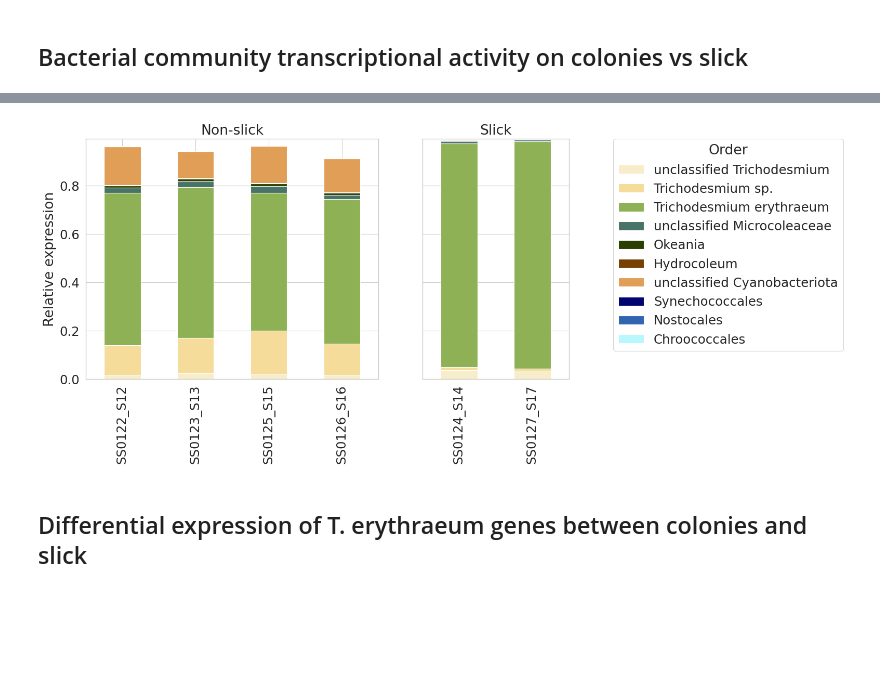
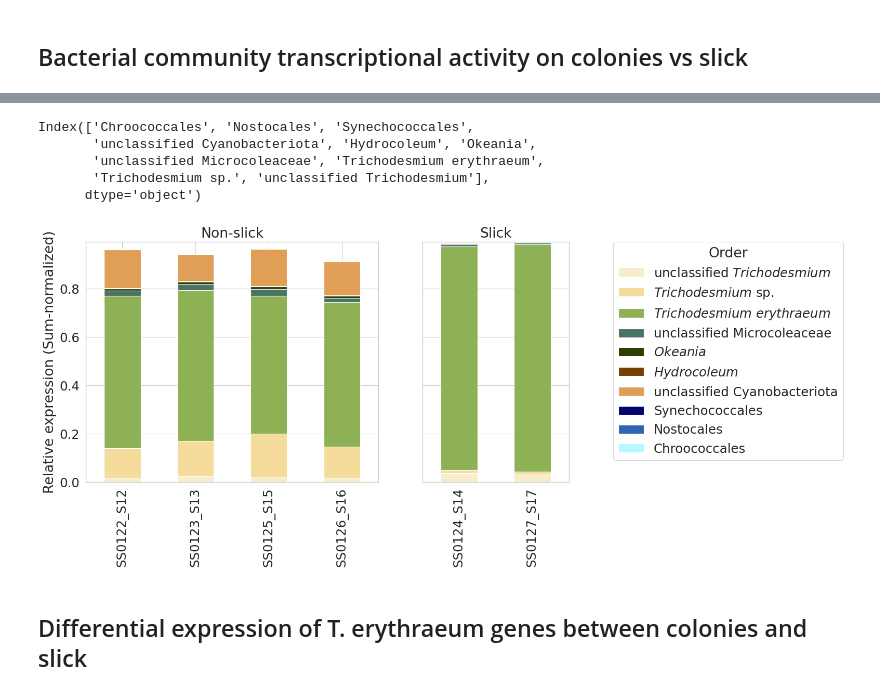
Before and after one commit to annikagomez/T.NPSG-analysis, a Jupyter notebook: fig_2_metaT.ipynb, the cells around one changed output, grey strips where cells are left out. Drawn from its saved outputs; the diff is of its cells as text; code cells hidden in the pictures; blank space fills up the shorter version.

```diff
--- a/fig_2_metaT.ipynb
+++ b/fig_2_metaT.ipynb
@@ -259,31 +260,42 @@ fig.legend([ax0, ax1], labels=label,loc="upper right",bbox_to_anchor=(1.35,.9),t
 [figure]
+# %%
+order_rel.index
+'$\it{text you want to show in italics}$'
+# %% [output]
+Index(['Chroococcales', 'Nostocales', 'Synechococcales',
+       'unclassified Cyanobacteriota', 'Hydrocoleum', 'Okeania',
+       'unclassified Microcoleaceae', 'Trichodesmium erythraeum',
+       'Trichodesmium sp.', 'unclassified Trichodesmium'],
+      dtype='object')
 # %%
 #Plot cyanobacterial community expression
 
 order_tpm = tax_tpm[tax_tpm['phylum'] == 'Cyanobacteriota'].groupby('order')[['SS0127_S17','SS0126_S16', 'SS0124_S14', 'SS0125_S15', 'SS0123_S13', 'SS0122_S12']].sum().drop(['Oscillatoriales'])
 #Remove filamentous cyano order and replace with fine-grained info
 fil = tax_tpm[tax_tpm['order'] == 'Oscillatoriales'].groupby('genus')[['SS0127_S17','SS0126_S16', 'SS0124_S14', 'SS0125_S15', 'SS0123_S13', 'SS0122_S12']].sum().drop(['Trichodesmium'])
 tricho = tax_tpm[tax_tpm['genus'] == 'Trichodesmium'].groupby('species')[['SS0127_S17','SS0126_S16', 'SS0124_S14', 'SS0125_S15', 'SS0123_S13', 'SS0122_S12']].sum()
 order_adj = pd.concat([order_tpm,fil,tricho])
 order_rel = order_adj/tax_tpm[['SS0127_S17','SS0126_S16', 'SS0124_S14', 'SS0125_S15', 'SS0123_S13', 'SS0122_S12']].sum()
+order_rel.rename(index={'Hydrocoleum' : r"$\mathit{Hydrocoleum}$", 'Okeania':r"$\mathit{Okeania}$",'Trichodesmium erythraeum':r"$\mathit{Trichodesmium\ erythraeum}$",
+                        'Trichodesmium sp.':r'$\mathit{Trichodesmium}$ sp.','unclassified Trichodesmium':r'unclassified $\mathit{Trichodesmium}$'}, inplace=True)
 nonslick = order_rel.iloc[::-1][['SS0122_S12','SS0123_S13','SS0125_S15','SS0126_S16']].T
 slick = order_rel.iloc[::-1][['SS0124_S14','SS0127_S17']].T
 
 cmap = load_cmap("okavango").hex
 fig, (ax0, ax1) = plt.subplots(nrows=1, ncols=2, sharey=True,figsize=(12, 6),width_ratios=[4,2])
 nonslick.plot.bar(stacked=True, ax=ax0,legend=False,color=cmap)
 ax0.set_title('Non-slick')
-ax0.set(xlabel=None, ylabel='Relative expression')
+ax0.set(xlabel=None, ylabel='Relative expression (Sum-normalized)')
 slick.plot.bar(stacked=True, ax=ax1,legend=False,color=cmap)
 ax1.set_title('Slick')
 ax1.set(xlabel=None)
 color,label=ax0.get_legend_handles_labels()
 fig.legend([ax0, ax1], labels=label,
            loc="upper right",bbox_to_anchor=(1.35,.9),title='Order')
-#plt.savefig('output_figures/supp_fig_cyano_community_exp.svg',transparent=True,bbox_inches='tight')
+plt.savefig('output_figures/supp_fig_cyano_community_exp.svg',transparent=True,bbox_inches='tight')
 #order_rel.to_csv('metaT_files/cyanobacterial_order_relative_expression.csv')
 # %% [output]
-[figure, old version]
+[figure, new version]
 # %% [markdown]
 ## Differential expression of T. erythraeum genes between colonies and slick
 # %%
```
Also changed, not shown: parts of 1 cell of this notebook, 7 other files.
